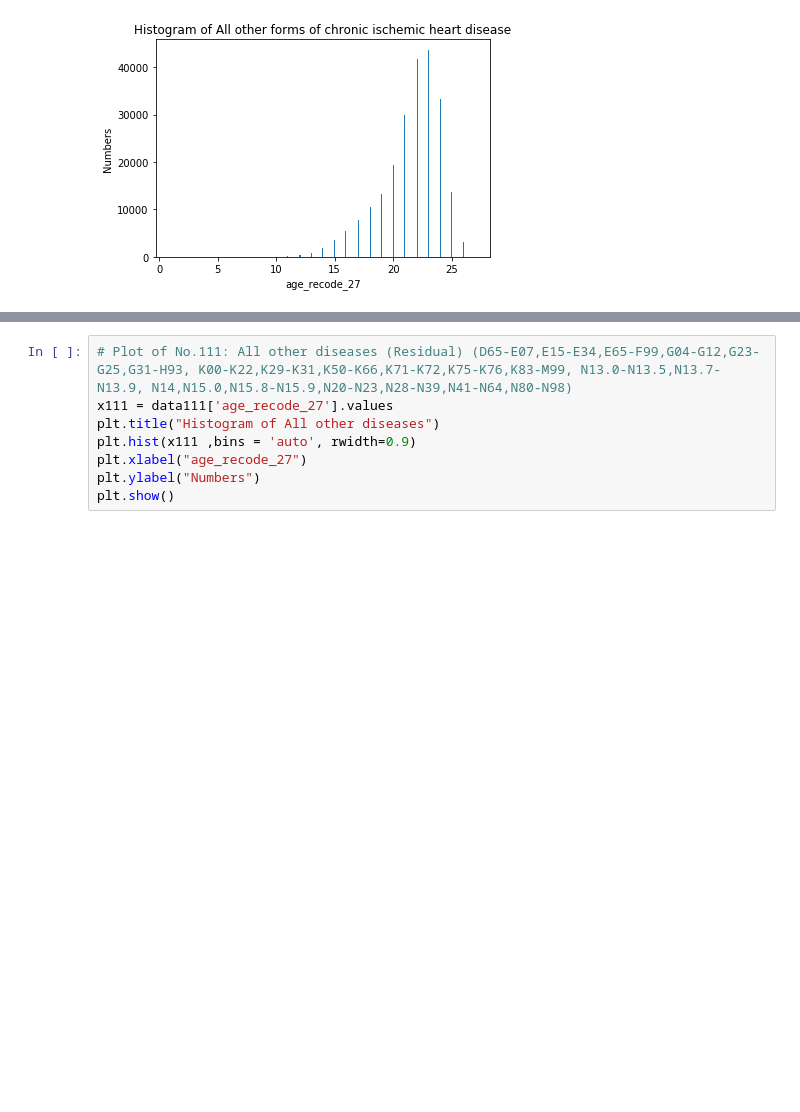
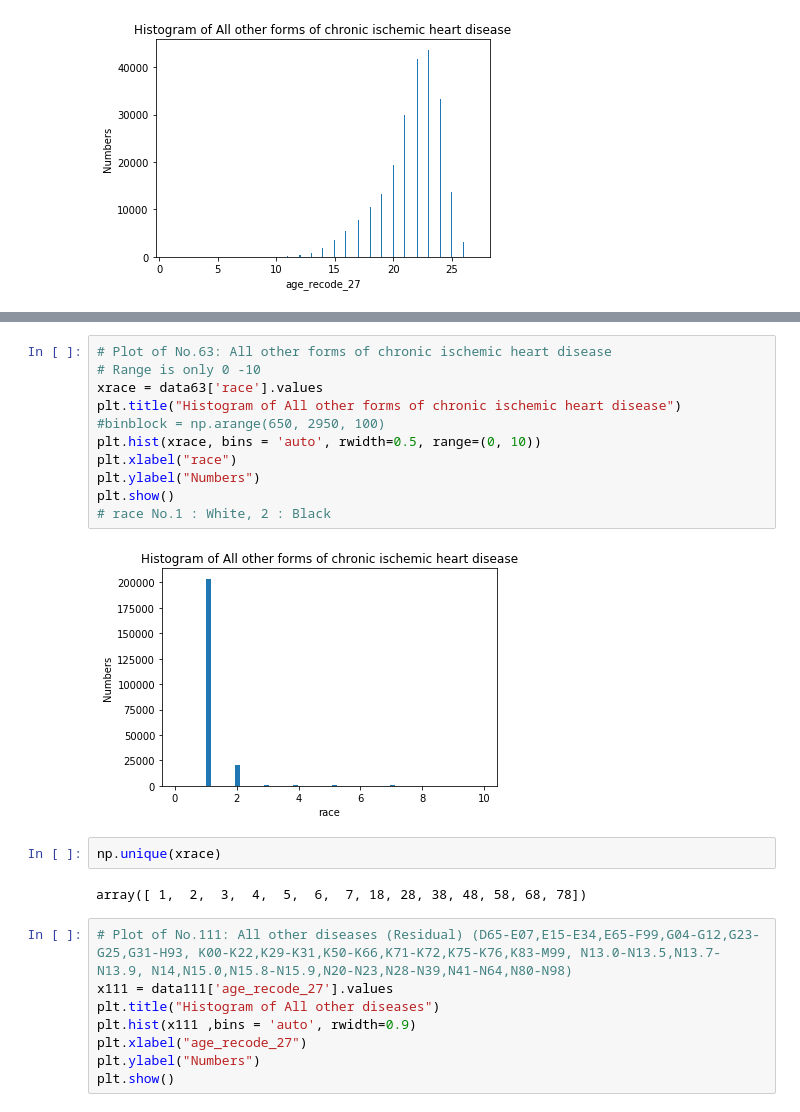
Before and after one commit to segunak/Mortality-Analysis, a Jupyter notebook: FinalProject-GroupA-kuni.ipynb, the cells around one changed output, grey strips where cells are left out. Drawn from its saved outputs; the diff is of its cells as text; blank space fills up the shorter version.

```diff
--- a/FinalProject-GroupA-kuni.ipynb
+++ b/FinalProject-GroupA-kuni.ipynb
@@ -226,3 +444,20 @@ plt.show()
+# %%
+# Plot of No.63: All other forms of chronic ischemic heart disease
+# Range is only 0 -10
+xrace = data63['race'].values
+plt.title("Histogram of All other forms of chronic ischemic heart disease")
+#binblock = np.arange(650, 2950, 100)
+plt.hist(xrace, bins = 'auto', rwidth=0.5, range=(0, 10))
+plt.xlabel("race")
+plt.ylabel("Numbers")
+plt.show()
+# race No.1 : White, 2 : Black
+# %% [output]
+[figure, added]
+# %%
+np.unique(xrace)
+# %% [output]
+array([ 1,  2,  3,  4,  5,  6,  7, 18, 28, 38, 48, 58, 68, 78])
 # %%
 # Plot of No.111: All other diseases (Residual) (D65-E07,E15-E34,E65-F99,G04-G12,G23-G25,G31-H93, K00-K22,K29-K31,K50-K66,K71-K72,K75-K76,K83-M99, N13.0-N13.5,N13.7-N13.9, N14,N15.0,N15.8-N15.9,N20-N23,N28-N39,N41-N64,N80-N98)
 x111 = data111['age_recode_27'].values
```
Also changed, not shown: parts of 123 cells of this notebook.
